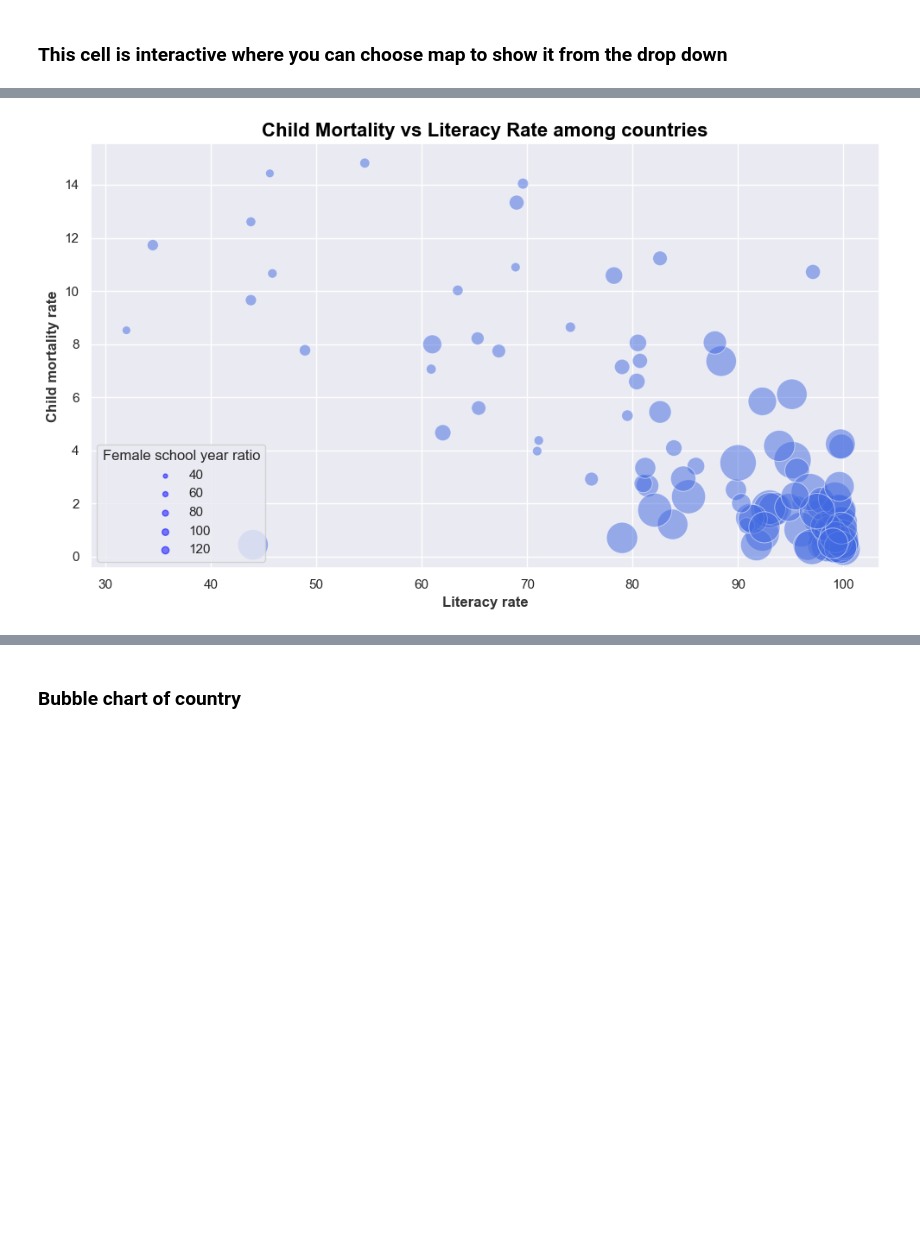
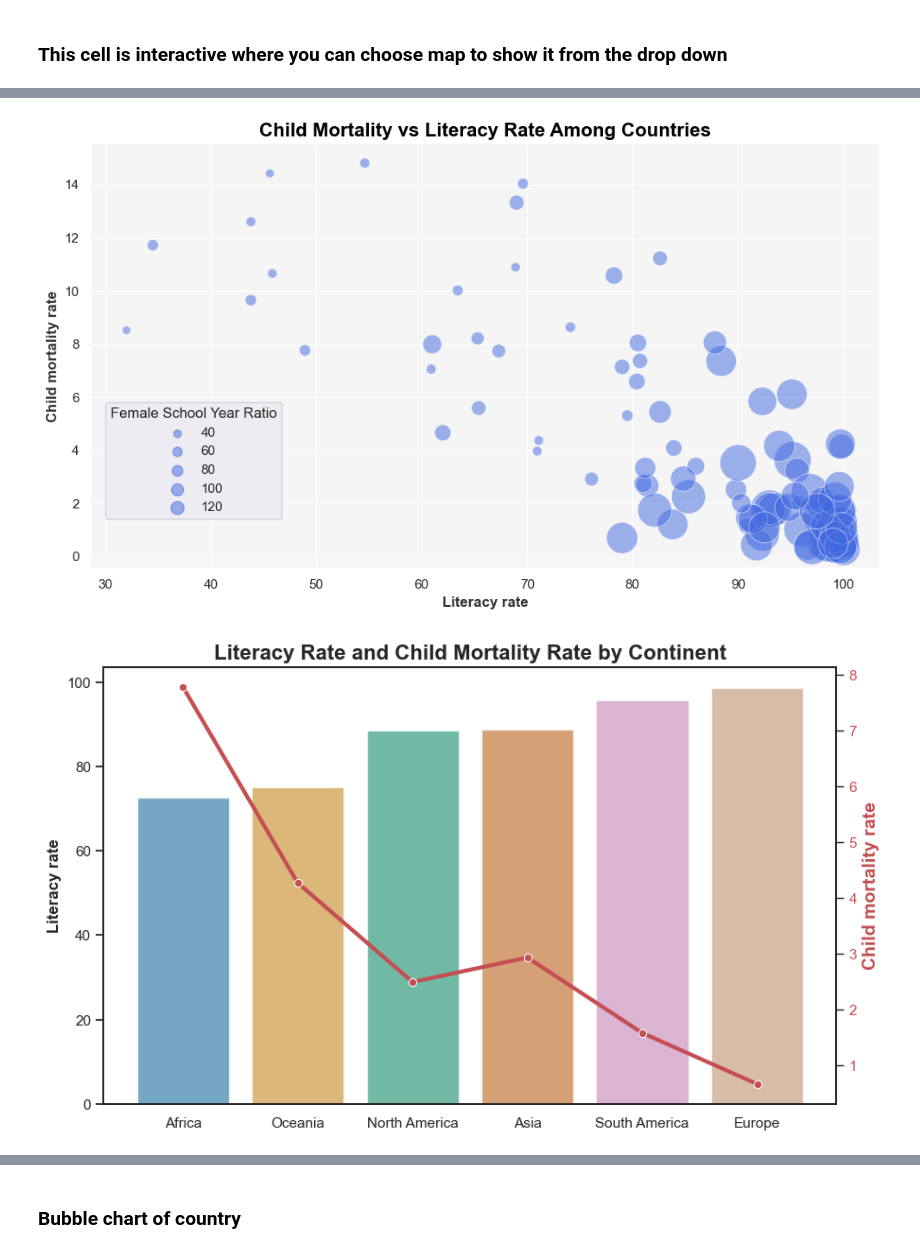
Before and after one commit to Kimballa05/DataVisGlobalWarming, a Jupyter notebook: Faisal_final project_exploratory notebook.ipynb, the cells around one changed output, grey strips where cells are left out. Drawn from its saved outputs; the diff is of its cells as text; code cells hidden in the pictures; blank space fills up the shorter version.

```diff
--- a/Faisal_final project_exploratory notebook.ipynb
+++ b/Faisal_final project_exploratory notebook.ipynb
@@ -284,38 +251,80 @@ combined.display()
 # %%
-merged_df_1 = pd.merge(other_data, child_death, on = 'Country name')
-merged_df_1 = merged_df_1[merged_df_1['Year'] == 2011]
+merged_df = pd.merge(other_data, child_death, on = 'Country name')
+merged_df_1 = merged_df[merged_df['Year'] == 2011]
 scaling_factor = 5
 merged_df_1['Scaled female school ratio'] = merged_df_1['female school year ratio'] ** scaling_factor
 
+
+countries_to_remove2 = ['Australia', 'Equatorial Guinea']
+merged_df_1 = merged_df_1[~merged_df_1['Country name'].isin(countries_to_remove2)]
+
 # Create a scatter plot using columns from the DataFrame
 sns.set_style("darkgrid")  # Set the style of the plot
-sns.set_palette("deep")
-plt.figure(figsize=(10, 6))  # Set the figure size
+
+fig, ax = plt.subplots(figsize=(10, 6))
+
+
+ax.set_facecolor('whitesmoke')
 
 # Create the scatter plot with customizations
-
 scatter_plot = sns.scatterplot(data=merged_df_1, x='Literacy rate (2011)', y='Child mortality rate', size = 'Scaled female school ratio', color='royalblue', marker='o', sizes=(50, 1000), alpha = 0.5)
 
-# Customize title
-scatter_plot.set_title('Child Mortality vs Literacy Rate among countries', fontsize=16, fontweight='bold', color='black')
 
-# Customize x-axis label
+
+scatter_plot.set_title('Child Mortality vs Literacy Rate Among Countries', fontsize=16, fontweight='bold', color='black')
 scatter_plot.set_xlabel('Literacy rate', fontsize=12, fontweight='bold', color='black', alpha = 0.8)
-
-# Customize y-axis label
 scatter_plot.set_ylabel('Child mortality rate', fontsize=12, fontweight='bold', color='black', alpha = 0.8)
 
 # Manually create a legend with original 'Female school ratio' values
-# Select representative values for the legend
 legend_values = [40, 60, 80, 100, 120]  # Example values, choose according to your dataset
 legend_labels = [f'{v}' for v in legend_values]
-legend_handles = [plt.scatter([], [], s=v*0.3, color='blue', alpha=0.5) for v in legend_values]
+legend_handles = [plt.scatter([], [], s=v*1, color='royalblue', alpha=0.5) for v in legend_values]
+legend = scatter_plot.legend(handles=legend_handles, labels=legend_labels, title='Female School Year Ratio', loc='lower left')
+legend.set_bbox_to_anchor((0.01, 0.1, 0.2, 0.5))
 
-# Add the legend to the plot
-scatter_plot.legend(handles=legend_handles, labels=legend_labels, title='Female school year ratio', loc='lower left')
+# sns.regplot(data=merged_df_1, x='Literacy rate (2011)', y='Child mortality rate', scatter=False, color='red', label='Trend Line', line_kws={'linestyle': '-', 'linewidth': 2}, scatter_kws={'alpha': 1})
+
+# Show the plot
+plt.tight_layout()
+plt.show()
+#NEW PLOT..................................................................................................................................................................
+merged_df_1['Continent'] = merged_df_1['Continent'].str.strip()
+comb_1 = merged_df_1.dropna(subset=['Continent', 'Literacy rate (2011)', 'Child mortality rate'])
+average_values_by_continent = comb_1.groupby('Continent')[['Literacy rate (2011)', 'Child mortality rate']].mean()
+average_values_by_continent = average_values_by_continent.sort_values(by='Literacy rate (2011)', ascending=True)
+
+long_format_df = average_values_by_continent.reset_index().melt(id_vars='Continent', value_vars=['Literacy rate (2011)', 'Child mortality rate'])
 
 
-# Show the plot
-plt.tight_layout()  # Ensure proper spacing
+
+# Setting a magazine style font
+plt.rcParams.update({'font.family':'sans-serif', 'font.sans-serif':'sans-serif'})
+
+# Removing the grid
+sns.set_theme(style="white", rc={"axes.grid": False})
+
+# Creating figure and axis for the plot
+fig, ax1 = plt.subplots(figsize=(10, 6))
+
+# Bar chart for Literacy Rate with different colors
+literacy_data = long_format_df[long_format_df['variable'] == 'Literacy rate (2011)']
+sns.barplot(x='Continent', y='value', data=literacy_data, alpha=0.6, ax=ax1, palette="colorblind")
+ax1.set_xlabel('', fontsize=12)
+ax1.set_ylabel('Literacy rate', fontsize=12, fontweight='bold')
+ax1.tick_params(axis='y')
+ax1.set_title('Literacy Rate and Child Mortality Rate by Continent', fontsize=16, fontweight='bold')
+
+# Line plot for GDP per Capita
+ax2 = ax1.twinx()
+gdp_data = long_format_df[long_format_df['variable'] == 'Child mortality rate']
+sns.lineplot(x='Continent', y='value', data=gdp_data, marker='o', ax=ax2, color='r', linewidth=3)
+ax2.set_ylabel('Child mortality rate', fontsize=14, color='r', fontweight='bold')
+ax2.tick_params(axis='y', labelcolor='r', width = 1)
+
+# Customizing the background
+fig.patch.set_facecolor('white')
+ax1.set_facecolor('white')
+
+# Show plot
 plt.show()
 # %% [output]
@@ -322,4 +336,5 @@ plt.show()
-[figure, old version]
+[figure, new version]
+[figure, added]
 # %%
 countries_to_remove2 = ['Australia', 'United States', 'Luxembourg']
 merged_df_1_aus = merged_df_1[~merged_df_1['Country name'].isin(countries_to_remove2)]
```
Also changed, not shown: parts of 3 cells of this notebook.
